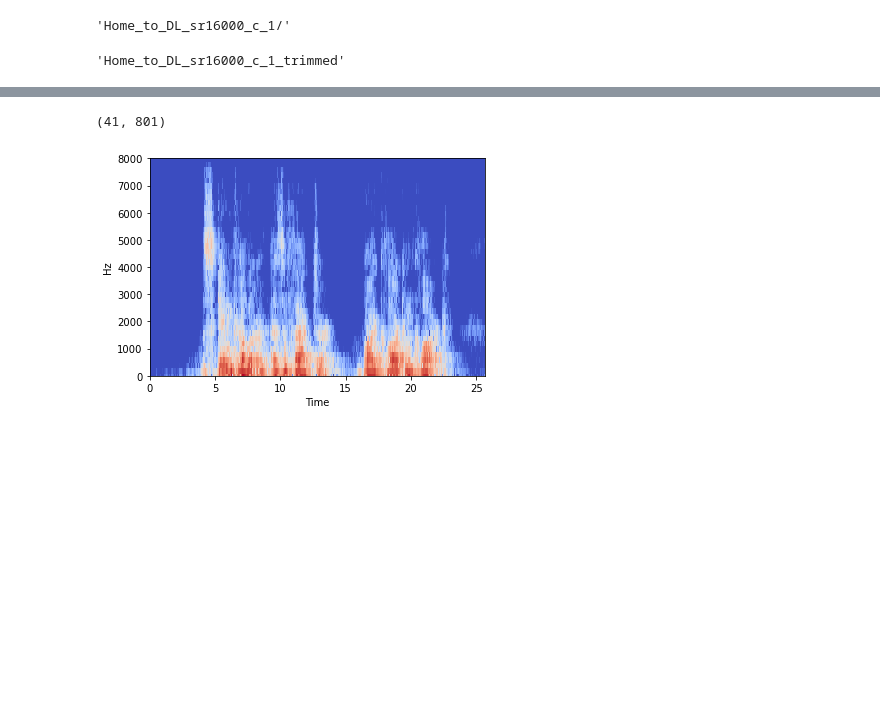
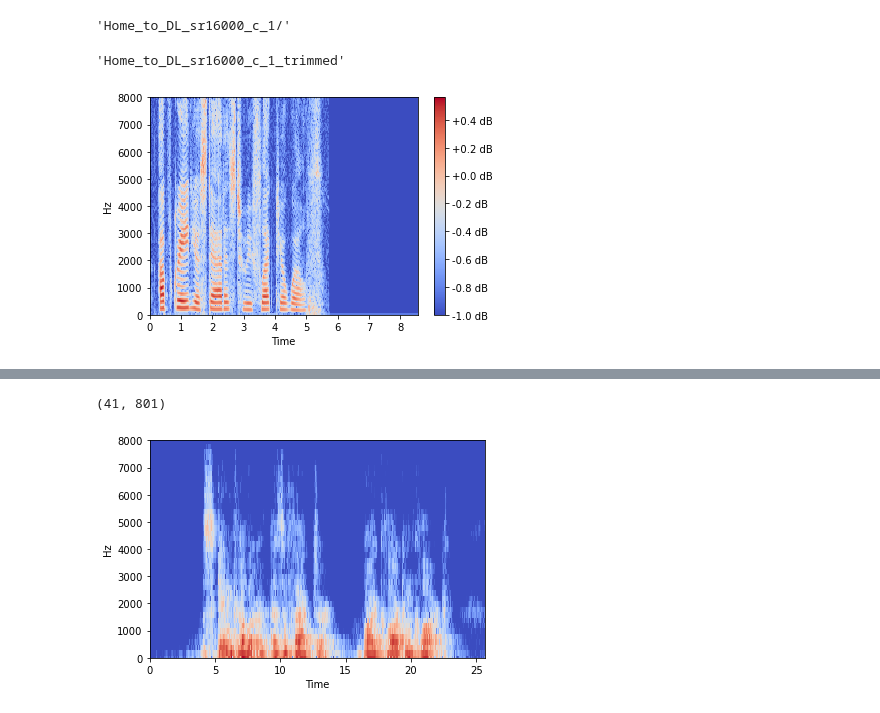
Before and after one commit to polocallens/room-acoustic-characterization, a Jupyter notebook: Notebooks/mfcc_plot_preprocess_analysis.ipynb, the cells around one changed output, grey strips where cells are left out. Cells and saved outputs as stored; diff of their text form; code cells hidden in the pictures; blank space fills up the shorter version.

```diff
--- a/Notebooks/mfcc_plot_preprocess_analysis.ipynb
+++ b/Notebooks/mfcc_plot_preprocess_analysis.ipynb
@@ -38,3 +38,21 @@ resample_audio_dir('Home_to_DL/')
 trim_silence_dir('Home_to_DL_sr16000_c_1/')
 # %% [output]
 'Home_to_DL_sr16000_c_1_trimmed'
+# %%
+def compute_logspectrogram2(signal,fs):
+    signal = feature_normalize(signal)
+    fft = librosa.stft(signal,n_fft=int(0.020*fs),hop_length=int(0.015*fs), win_length=int(0.020*fs))
+    fft_db = librosa.amplitude_to_db(np.abs(fft))
+    spec = librosa.util.normalize(fft_db, axis=1)
+    return spec
+# %%
+sample ='timit_train_dr1_fetb0_sx68'
+# %%
+fs,signal = wavfile.read('datasets/thesis/train/speech/timit_train_sr16000_c_1_4s/'+sample+'.wav')
+spec2 = compute_logspectrogram2(signal,fs)
+librosa.display.specshow(spec2, y_axis='linear', x_axis='time', sr=16000)
+spec2.shape
+plt.colorbar(format="%+2.1f dB")
+plt.savefig('raw_speech.png')
+# %% [output]
+[figure, added]
```
Also changed, not shown: parts of 8 cells of this notebook, 1 other file.
